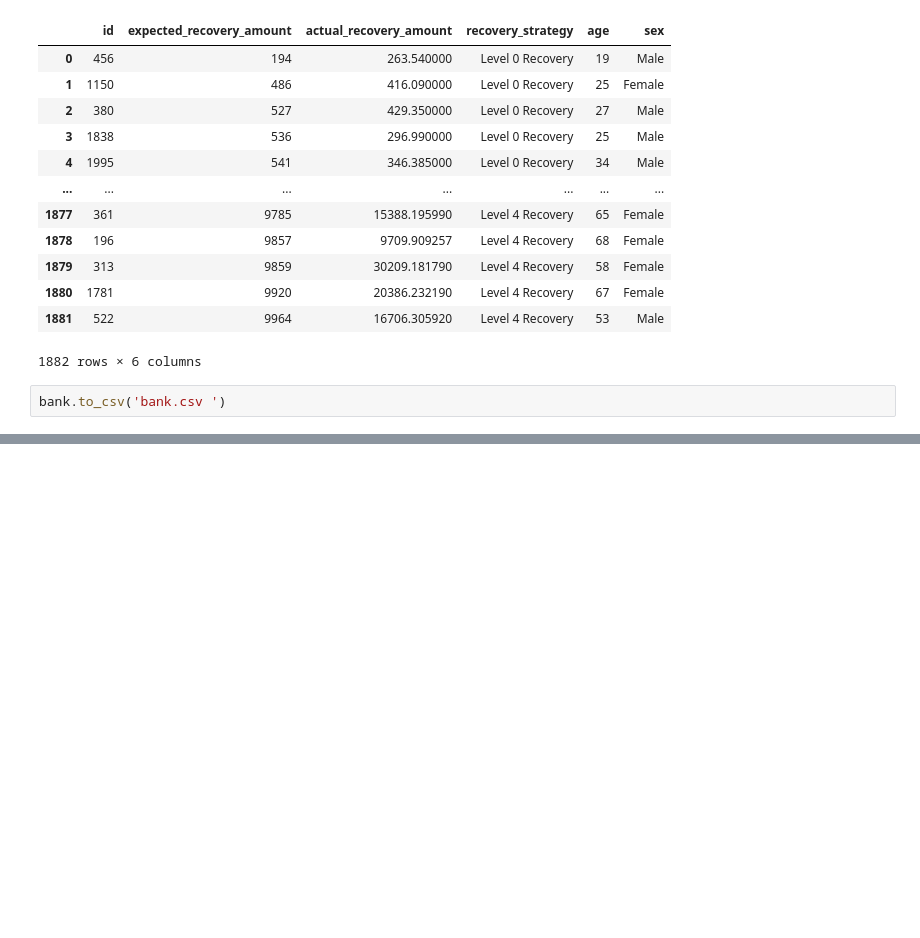
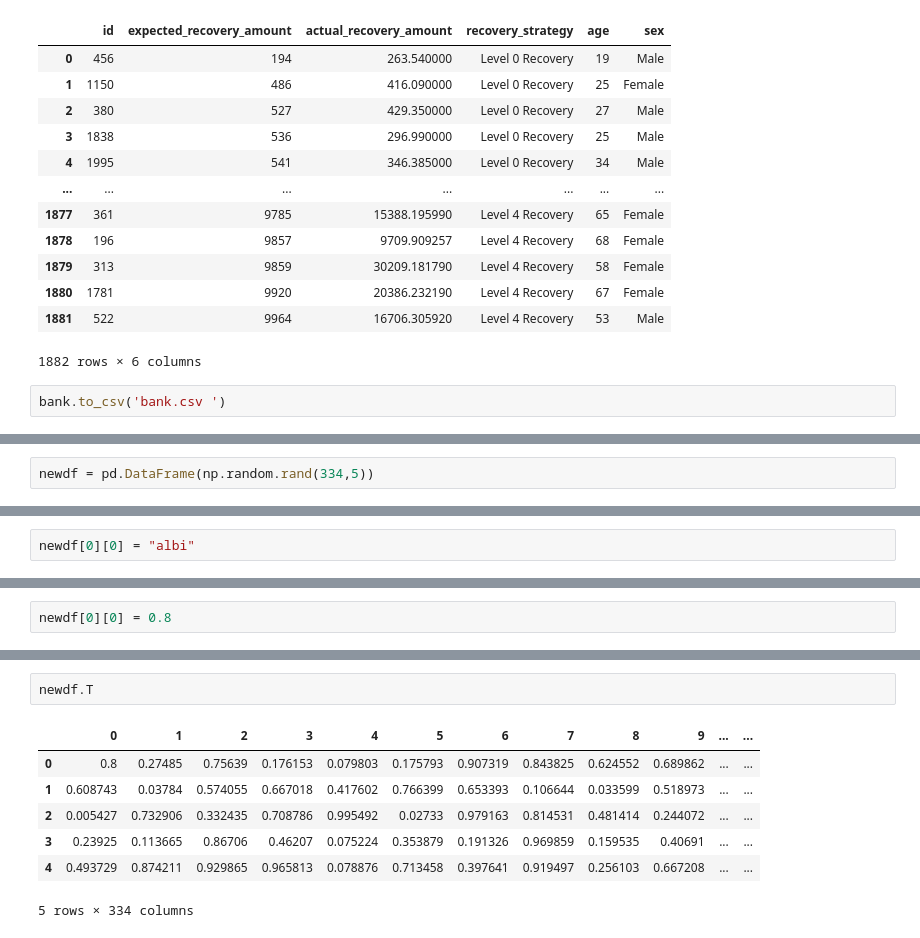
Before and after one commit to albinbenny99/Pandas, a Jupyter notebook: pandas1.ipynb, the cells around one changed output, grey strips where cells are left out. Cells and saved outputs as stored; diff of their text form; blank space fills up the shorter version.

```diff
--- a/pandas1.ipynb
+++ b/pandas1.ipynb
@@ -95,0 +123,2 @@ bank.to_csv('bank.csv ')
+# %%
+newdf = pd.DataFrame(np.random.rand(334,5))
@@ -95,0 +179,2 @@ bank.to_csv('bank.csv ')
+# %%
+newdf[0][0] = "albi"
@@ -95,0 +210,2 @@ bank.to_csv('bank.csv ')
+# %%
+newdf[0][0] = 0.8
@@ -95,0 +228,10 @@ bank.to_csv('bank.csv ')
+# %%
+newdf.T
+# %% [output]
+|  | 0 | 1 | 2 | 3 | 4 | 5 | 6 | 7 | 8 | 9 | ... | ... |
+| 0 | 0.8 | 0.27485 | 0.75639 | 0.176153 | 0.079803 | 0.175793 | 0.907319 | 0.843825 | 0.624552 | 0.689862 | ... | ... |
+| 1 | 0.608743 | 0.03784 | 0.574055 | 0.667018 | 0.417602 | 0.766399 | 0.653393 | 0.106644 | 0.033599 | 0.518973 | ... | ... |
+| 2 | 0.005427 | 0.732906 | 0.332435 | 0.708786 | 0.995492 | 0.02733 | 0.979163 | 0.814531 | 0.481414 | 0.244072 | ... | ... |
+| 3 | 0.23925 | 0.113665 | 0.86706 | 0.46207 | 0.075224 | 0.353879 | 0.191326 | 0.969859 | 0.159535 | 0.40691 | ... | ... |
+| 4 | 0.493729 | 0.874211 | 0.929865 | 0.965813 | 0.078876 | 0.713458 | 0.397641 | 0.919497 | 0.256103 | 0.667208 | ... | ... |
+5 rows × 334 columns
```
Also changed, not shown: parts of 24 cells of this notebook.
